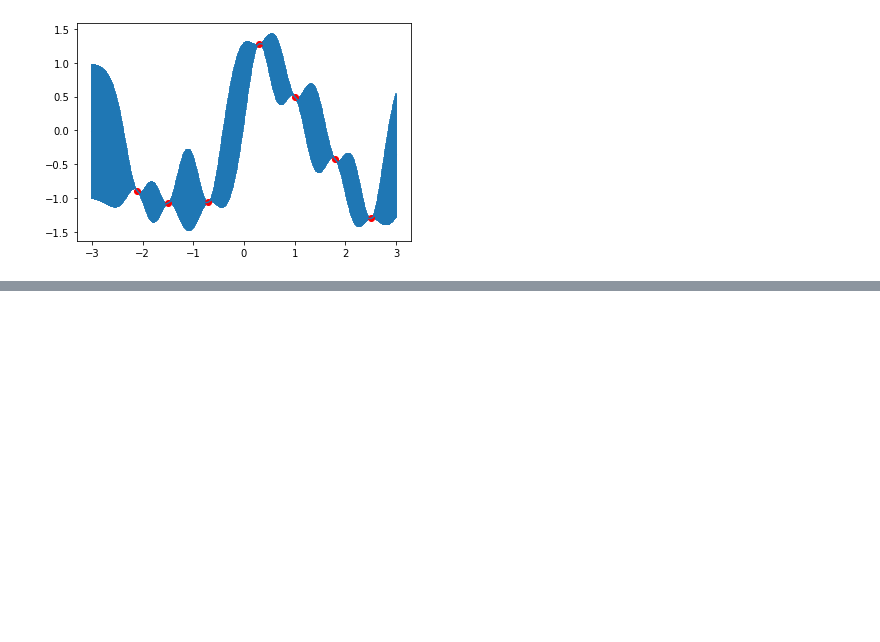
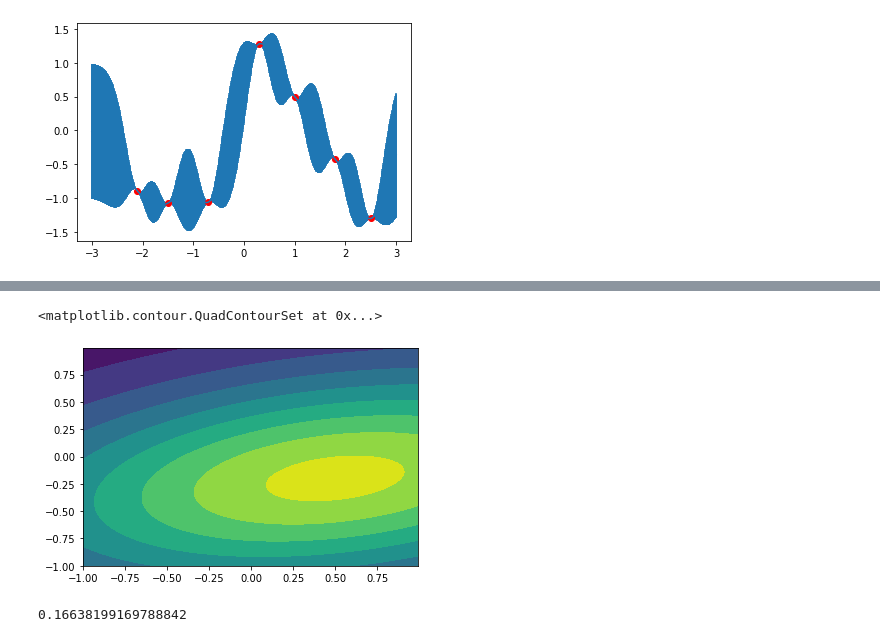
Before and after one commit to MJeremy2017/machine-learning-models, a Jupyter notebook: GP/gp.ipynb, the cells around one changed output, grey strips where cells are left out. Cells and saved outputs as stored; diff of their text form; code cells hidden in the pictures; blank space fills up the shorter version.

```diff
--- a/GP/gp.ipynb
+++ b/GP/gp.ipynb
@@ -93,0 +113,15 @@ plt.plot(x, y, "ro")
+# %%
+x, y = np.mgrid[-1:1:.01, -1:1:.01]
+pos = np.empty(x.shape + (2,))
+pos[:, :, 0] = x
+pos[:, :, 1] = y
+rv = multivariate_normal([0.5, -0.2], [[2.0, 0.3], [0.3, 0.5]])
+
+plt.contourf(x, y, rv.pdf(pos))
+# %% [output]
+<matplotlib.contour.QuadContourSet at 0x...>
+[figure, added]
+# %%
+rv.pdf([0.6, -0.2])
+# %% [output]
+0.16638199169788842
```
Also changed, not shown: parts of 6 cells of this notebook.
